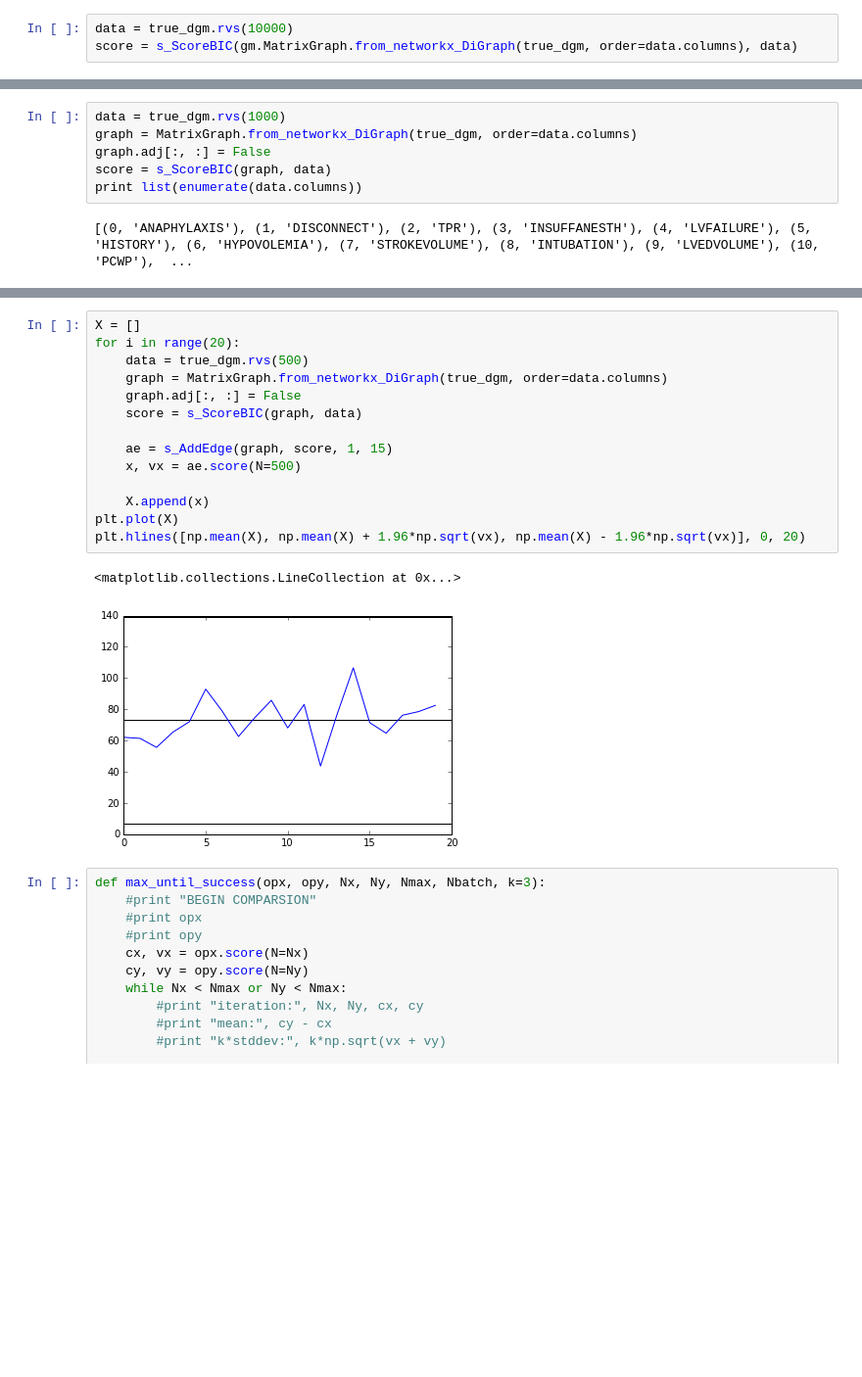
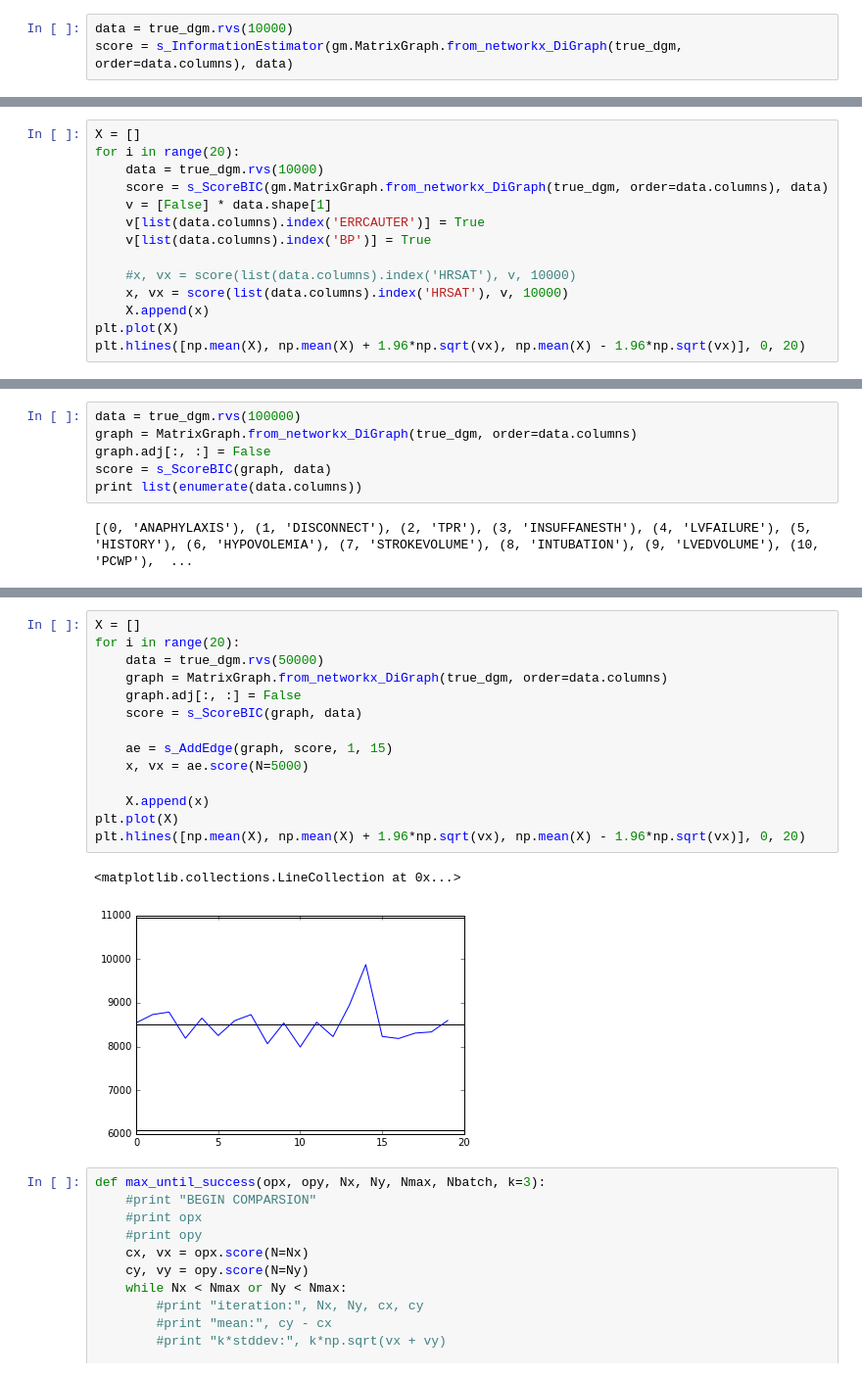
Before and after one commit to DLunin/pygraphmodels, a Jupyter notebook: notebooks/EnhancedGreedySearch.ipynb, the cells around one changed output, grey strips where cells are left out. Shown at 98% size. Cells and saved outputs as stored; diff of their text form; blank space fills up the shorter version.

```diff
--- a/notebooks/EnhancedGreedySearch.ipynb
+++ b/notebooks/EnhancedGreedySearch.ipynb
@@ -238,7 +359,7 @@ class s_ScoreBIC:
         return score, variance
 # %%
 data = true_dgm.rvs(10000)
-score = s_ScoreBIC(gm.MatrixGraph.from_networkx_DiGraph(true_dgm, order=data.columns), data)
+score = s_InformationEstimator(gm.MatrixGraph.from_networkx_DiGraph(true_dgm, order=data.columns), data)
 # %%
 v = [False] * data.shape[1]
 v[list(data.columns).index('ERRCAUTER')] = True
@@ -267,0 +389,14 @@ plt.hlines([np.mean(X), np.mean(X) + 1.96*np.sqrt(vx), np.mean(X) - 1.96*np.sqrt
+# %%
+X = []
+for i in range(20):
+    data = true_dgm.rvs(10000)
+    score = s_ScoreBIC(gm.MatrixGraph.from_networkx_DiGraph(true_dgm, order=data.columns), data)
+    v = [False] * data.shape[1]
+    v[list(data.columns).index('ERRCAUTER')] = True
+    v[list(data.columns).index('BP')] = True
+
+    #x, vx = score(list(data.columns).index('HRSAT'), v, 10000)
+    x, vx = score(list(data.columns).index('HRSAT'), v, 10000)
+    X.append(x)
+plt.plot(X)
+plt.hlines([np.mean(X), np.mean(X) + 1.96*np.sqrt(vx), np.mean(X) - 1.96*np.sqrt(vx)], 0, 20)
@@ -427,7 +565,7 @@ true_dgm.draw()
 # %% [output]
 [interactive output not drawn]
 # %%
-data = true_dgm.rvs(1000)
+data = true_dgm.rvs(100000)
 graph = MatrixGraph.from_networkx_DiGraph(true_dgm, order=data.columns)
 graph.adj[:, :] = False
 score = s_ScoreBIC(graph, data)
@@ -444,20 +584,20 @@ val, var
 # %%
 X = []
 for i in range(20):
-    data = true_dgm.rvs(500)
+    data = true_dgm.rvs(50000)
     graph = MatrixGraph.from_networkx_DiGraph(true_dgm, order=data.columns)
     graph.adj[:, :] = False
     score = s_ScoreBIC(graph, data)
 
     ae = s_AddEdge(graph, score, 1, 15)
-    x, vx = ae.score(N=500)
+    x, vx = ae.score(N=5000)
 
     X.append(x)
 plt.plot(X)
 plt.hlines([np.mean(X), np.mean(X) + 1.96*np.sqrt(vx), np.mean(X) - 1.96*np.sqrt(vx)], 0, 20)
 # %% [output]
 <matplotlib.collections.LineCollection at 0x...>
-[figure, old version]
+[figure, new version]
 # %%
 def max_until_success(opx, opy, Nx, Ny, Nmax, Nbatch, k=3):
     #print "BEGIN COMPARSION"
```
Also changed, not shown: parts of 16 cells of this notebook, 1 other file.
